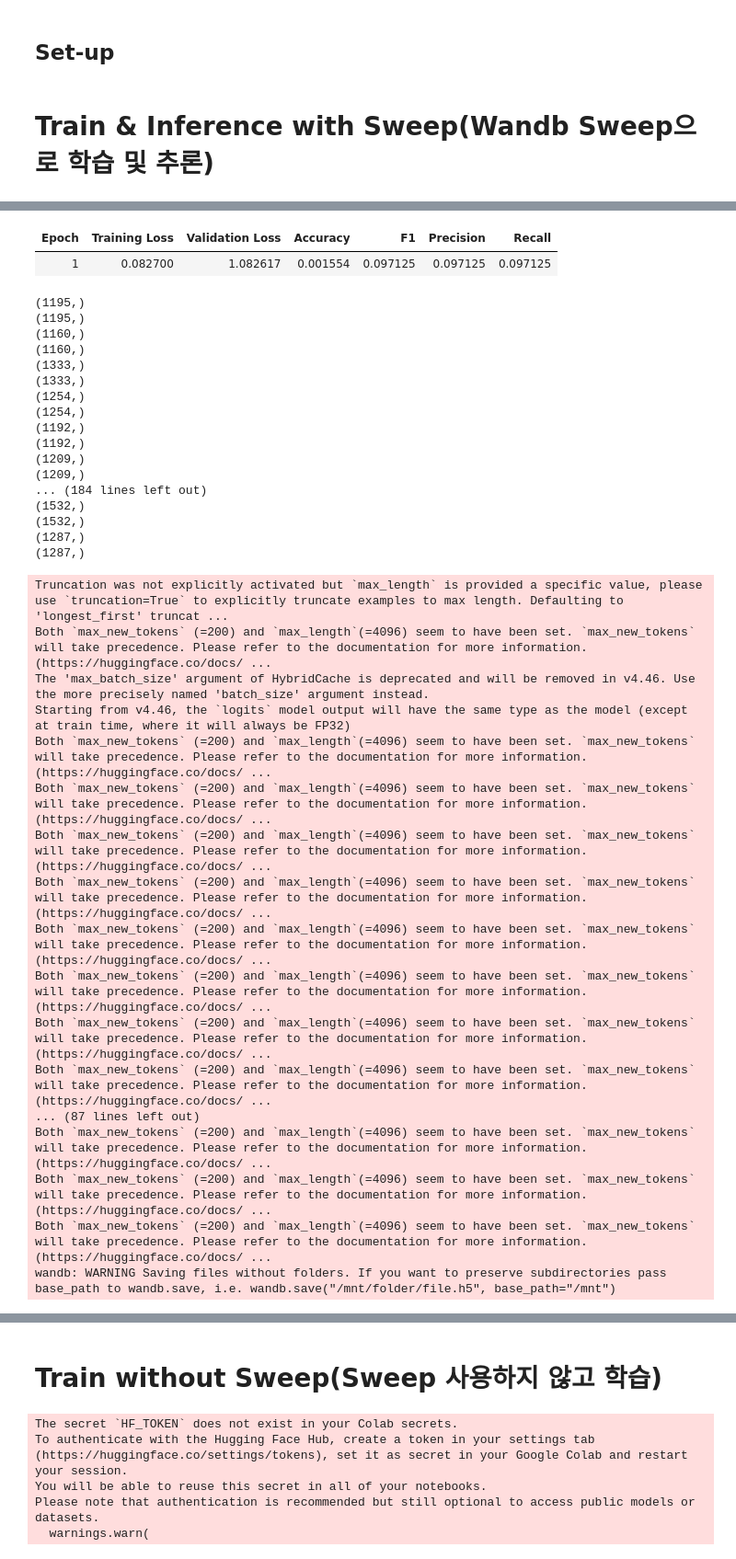
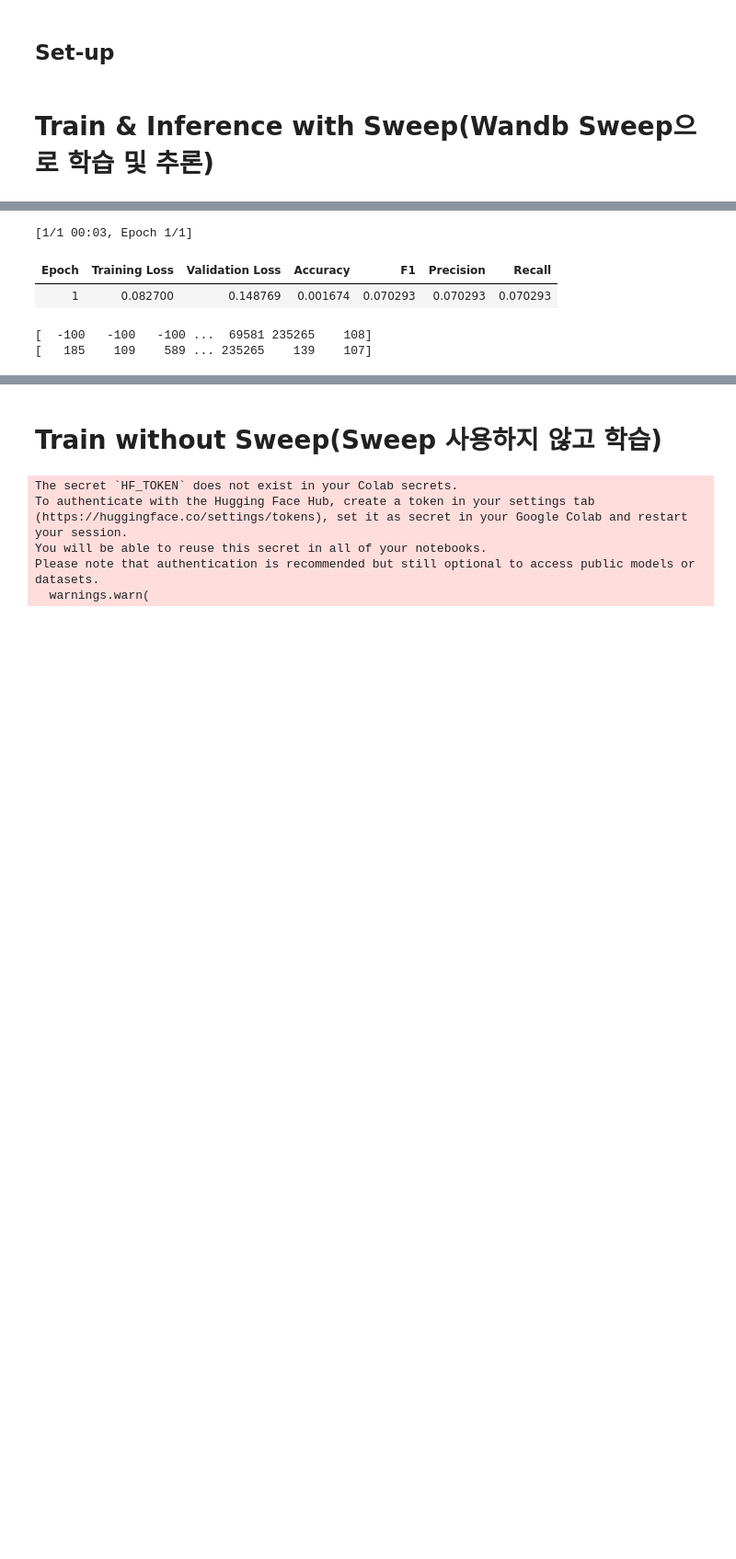
Before and after one commit to theNocturni/WASSUP-DACON-FinAI, a Jupyter notebook: code/1.train_n_inference.ipynb, the cells around one changed output, grey strips where cells are left out. Shown at 92% size. Cells and saved outputs as stored; diff of their text form; code cells hidden in the pictures; blank space fills up the shorter version.

```diff
--- a/code/1.train_n_inference.ipynb
+++ b/code/1.train_n_inference.ipynb
@@ -420,18 +420,23 @@ import collections
 # from SQUAD, 메트릭 계산 함수
 
 def compute_f1(y_true, y_pred):
-    common = collections.Counter(y_true) & collections.Counter(y_pred)
-    num_same = sum(common.values())
-    precision = 1.0 * num_same / len(y_pred) if len(y_pred) != 0 else 0
-    recall = 1.0 * num_same / len(y_true) if len(y_true) != 0 else 0
-    if len(y_pred) == 0 or len(y_true) == 0: f1 = int(y_pred == y_true)
-    elif num_same == 0: f1 = 0
-    else: f1 = (2 * precision * recall) / (precision + recall)
+    true_counter = collections.Counter(y_true)
+    pred_counter = collections.Counter(y_pred)
+    common = true_counter & pred_counter
+    tp = sum(common.values())
+    pred_positive = sum(pred_counter.values())
+    actual_positive = sum(true_counter.values())
+
+    precision = 1.0 * tp / pred_positive if pred_positive != 0 else 0
+    recall = 1.0 * tp / actual_positive if actual_positive != 0 else 0
+    f1 = (2 * precision * recall) / (precision + recall) if (precision + recall) > 0 else 0
     return f1, precision, recall
 
 def compute_metrics(pred,compute_result=False):
     labels = pred.label_ids.detach().cpu().numpy().squeeze()
     preds = pred.predictions.argmax(-1).detach().cpu().numpy().squeeze()
+    print(labels)
+    print(preds)
     f1, precision, recall = compute_f1(labels,preds)
 #    precision, recall, f1, _ = precision_recall_fscore_support(labels, preds, average='binary')
     acc = accuracy_score(labels, preds)
@@ -461,9 +466,7 @@ sweep_config = {
             'max':0.001
         },
         'epochs': {
-            'distribution': 'int_uniform',
-            'min': 1,
-            'max': 2
+            'values': [8]
         },
         'lora_target': {
             'values': ['all','part']#['all','linear','part']
@@ -484,7 +487,13 @@ sweep_config = {
             'values': [256]#,512]
         },
         'embedding': {
-            'values': ['base']#,'large']
+            'values': ['base','large']
+        },
+        'augmentation': {
+            'values': ['NoAug','AugGPT','AugAEDA']
+        },
+        'table_process': {
+            'values': ['tab_v1.0']
         }
     }
 }
@@ -652,7 +661,7 @@ def sweep_train(config=None):
 
     model.enable_input_require_grads()
     model = get_peft_model(model, lora_config)
-    dataset_url = f"kdt3/DACON-QA-{config.embedding}-ensemble-tab_v1.0-NoAug-{config.chunk_size}"
+    dataset_url = f"kdt3/DACON-QA-{config.embedding}-ensemble-{config.table_process}-{config.augmentation}-{config.chunk_size}"
     # dataset_url = f"kdt3/DACON-QA-{config.embedding}-ensemble-markdown-reprocessed-{config.chunk_size}"
     target_dataset = load_dataset(dataset_url)
 
@@ -675,7 +684,7 @@ def sweep_train(config=None):
     trainer = SFTTrainer(
         model=model,
         tokenizer=tokenizer,
-        train_dataset= target_dataset['train'].select([0]),
+        train_dataset= target_dataset['train'],
         eval_dataset = target_dataset['valid'],
         compute_metrics=compute_metrics,
         args= transformers.TrainingArguments(
@@ -694,6 +703,9 @@ def sweep_train(config=None):
             fp16=True,
             optim="paged_adamw_8bit",
             logging_strategy='epoch',
+            load_best_model_at_end=True,
+            save_total_limits=2,    # save only best and the last
+            save_strategy='epoch',
             report_to="wandb",
             run_name=wandb_run_name,
         ),
@@ -722,3 +739,3 @@ def sweep_train(config=None):
 # %%
-wandb.agent(sweep_id, sweep_train, count=2)
+wandb.agent(sweep_id, sweep_train, count=10)
 # %% [output]
@@ -748,36 +767,5 @@ wandb: WARNING Config item 'learning_rate' was locked by 'sweep' (ignored update
+[1/1 00:03, Epoch 1/1]
 | Epoch | Training Loss | Validation Loss | Accuracy | F1 | Precision | Recall |
-| 1 | 0.082700 | 1.082617 | 0.001554 | 0.097125 | 0.097125 | 0.097125 |
+| 1 | 0.082700 | 0.148769 | 0.001674 | 0.070293 | 0.070293 | 0.070293 |
-(1195,)
-(1195,)
-(1160,)
-(1160,)
-(1333,)
-(1333,)
-(1254,)
-(1254,)
-(1192,)
-(1192,)
-(1209,)
-(1209,)
-... (184 lines left out)
-(1532,)
-(1532,)
-(1287,)
-(1287,)
-Truncation was not explicitly activated but `max_length` is provided a specific value, please use `truncation=True` to explicitly truncate examples to max length. Defaulting to 'longest_first' truncat ...
-Both `max_new_tokens` (=200) and `max_length`(=4096) seem to have been set. `max_new_tokens` will take precedence. Please refer to the documentation for more information. (https://huggingface.co/docs/ ...
-The 'max_batch_size' argument of HybridCache is deprecated and will be removed in v4.46. Use the more precisely named 'batch_size' argument instead.
-Starting from v4.46, the `logits` model output will have the same type as the model (except at train time, where it will always be FP32)
-Both `max_new_tokens` (=200) and `max_length`(=4096) seem to have been set. `max_new_tokens` will take precedence. Please refer to the documentation for more information. (https://huggingface.co/docs/ ...
-Both `max_new_tokens` (=200) and `max_length`(=4096) seem to have been set. `max_new_tokens` will take precedence. Please refer to the documentation for more information. (https://huggingface.co/docs/ ...
-Both `max_new_tokens` (=200) and `max_length`(=4096) seem to have been set. `max_new_tokens` will take precedence. Please refer to the documentation for more information. (https://huggingface.co/docs/ ...
-Both `max_new_tokens` (=200) and `max_length`(=4096) seem to have been set. `max_new_tokens` will take precedence. Please refer to the documentation for more information. (https://huggingface.co/docs/ ...
-Both `max_new_tokens` (=200) and `max_length`(=4096) seem to have been set. `max_new_tokens` will take precedence. Please refer to the documentation for more information. (https://huggingface.co/docs/ ...
-Both `max_new_tokens` (=200) and `max_length`(=4096) seem to have been set. `max_new_tokens` will take precedence. Please refer to the documentation for more information. (https://huggingface.co/docs/ ...
-Both `max_new_tokens` (=200) and `max_length`(=4096) seem to have been set. `max_new_tokens` will take precedence. Please refer to the documentation for more information. (https://huggingface.co/docs/ ...
-Both `max_new_tokens` (=200) and `max_length`(=4096) seem to have been set. `max_new_tokens` will take precedence. Please refer to the documentation for more information. (https://huggingface.co/docs/ ...
-... (87 lines left out)
-Both `max_new_tokens` (=200) and `max_length`(=4096) seem to have been set. `max_new_tokens` will take precedence. Please refer to the documentation for more information. (https://huggingface.co/docs/ ...
-Both `max_new_tokens` (=200) and `max_length`(=4096) seem to have been set. `max_new_tokens` will take precedence. Please refer to the documentation for more information. (https://huggingface.co/docs/ ...
-Both `max_new_tokens` (=200) and `max_length`(=4096) seem to have been set. `max_new_tokens` will take precedence. Please refer to the documentation for more information. (https://huggingface.co/docs/ ...
-wandb: WARNING Saving files without folders. If you want to preserve subdirectories pass base_path to wandb.save, i.e. wandb.save("/mnt/folder/file.h5", base_path="/mnt")
+[  -100   -100   -100 ...  69581 235265    108]
+[   185    109    589 ... 235265    139    107]
```
Also changed, not shown: parts of 3 cells of this notebook.
